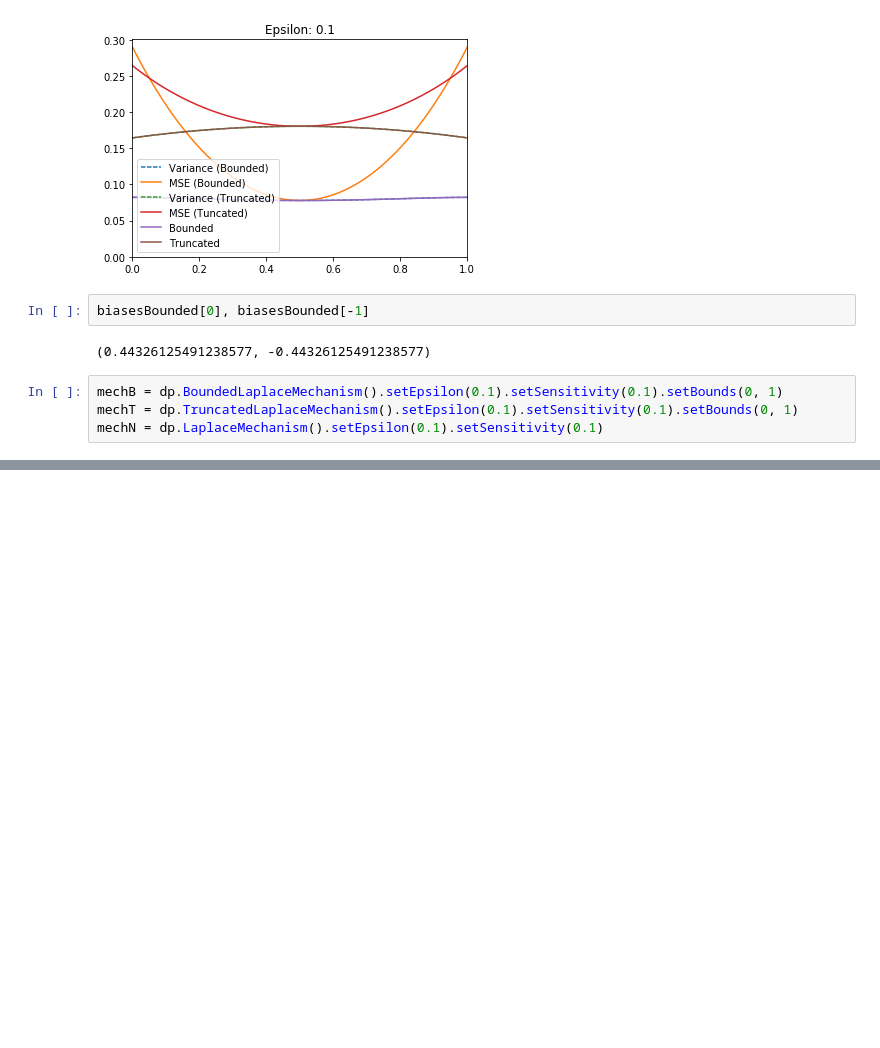
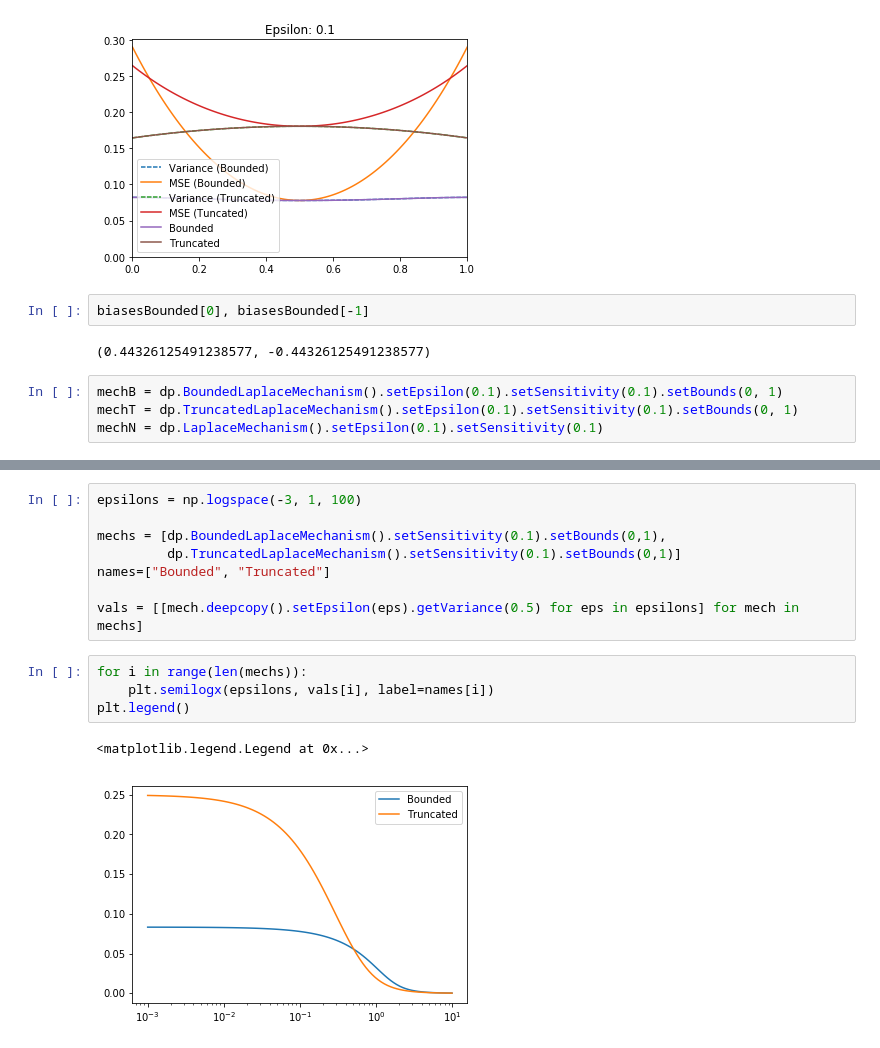
Before and after one commit to IBM/differential-privacy-library, a Jupyter notebook: BiasTest.ipynb, the cells around one changed output, grey strips where cells are left out. Saved outputs shown, nothing was run; the diff lists cells and outputs as text; blank space fills up the shorter version.

```diff
--- a/BiasTest.ipynb
+++ b/BiasTest.ipynb
@@ -360,0 +361,15 @@ plt.legend()
+# %%
+epsilons = np.logspace(-3, 1, 100)
+
+mechs = [dp.BoundedLaplaceMechanism().setSensitivity(0.1).setBounds(0,1),
+         dp.TruncatedLaplaceMechanism().setSensitivity(0.1).setBounds(0,1)]
+names=["Bounded", "Truncated"]
+
+vals = [[mech.deepcopy().setEpsilon(eps).getVariance(0.5) for eps in epsilons] for mech in mechs]
+# %%
+for i in range(len(mechs)):
+    plt.semilogx(epsilons, vals[i], label=names[i])
+plt.legend()
+# %% [output]
+<matplotlib.legend.Legend at 0x...>
+[figure, added]
```
Also changed, not shown: parts of 1 cell of this notebook, 2 other files.
